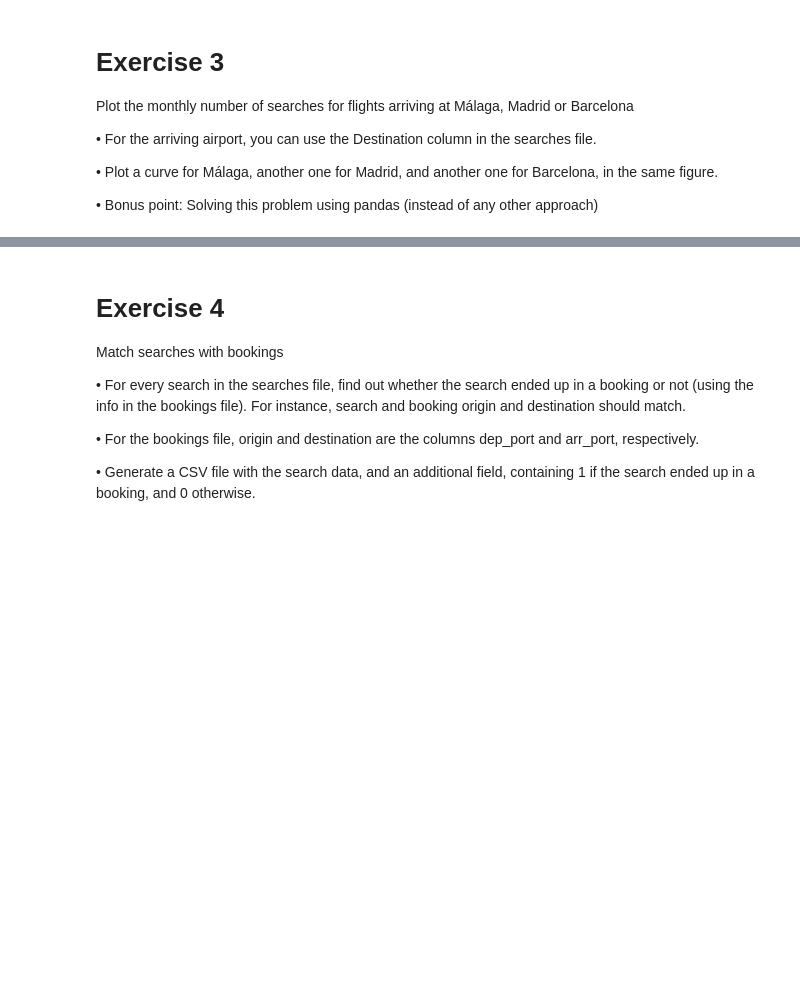
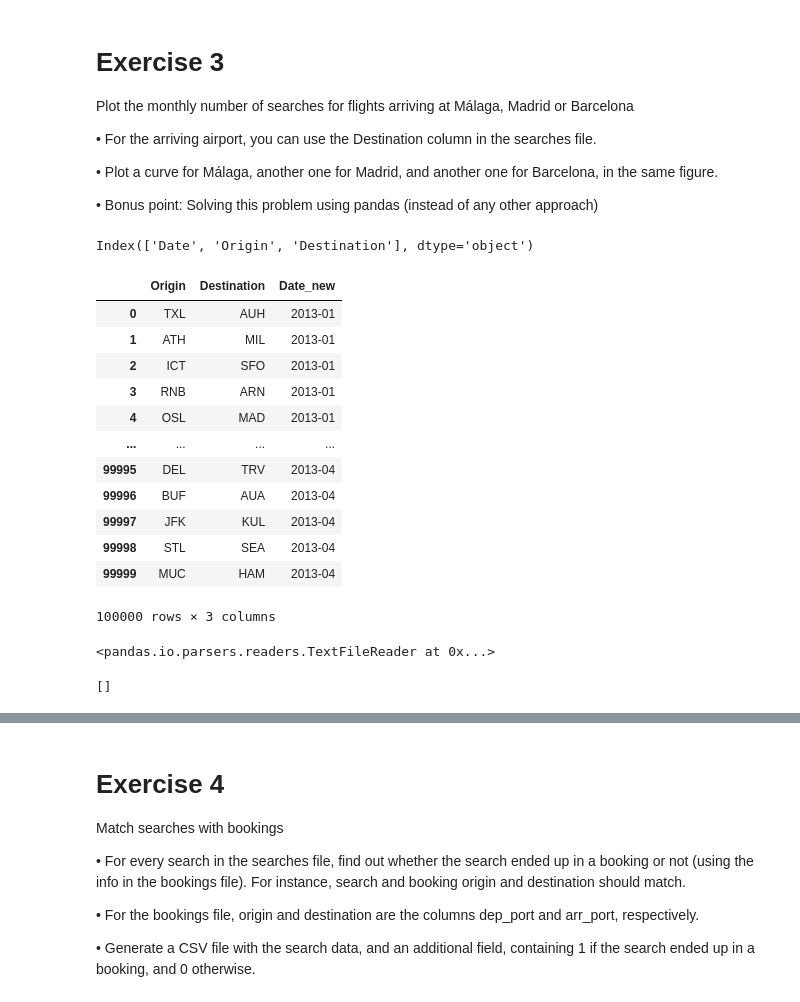
Before and after one commit to jorgegmartin/Master_Data_Science, a Jupyter notebook: 08_DataScienceChallenge/DS_Challenge.ipynb, the cells around one changed output, grey strips where cells are left out. Drawn from its saved outputs; the diff is of its cells as text; code cells hidden in the pictures; blank space fills up the shorter version.

```diff
--- a/08_DataScienceChallenge/DS_Challenge.ipynb
+++ b/08_DataScienceChallenge/DS_Challenge.ipynb
@@ -176,3 +190,39 @@ the same figure.
 
 • Bonus point: Solving this problem using
 pandas (instead of any other approach)
+# %%
+sample_search = pd.read_csv(
+                            searches_path,
+                            compression='bz2',
+                            sep= '^',
+                            usecols=['Date', 'Destination', 'Origin'],
+                            header=0,
+                            nrows = 100_000
+
+                            )
+
+sample_search.to_csv('../../data/challenge/sample.csv', index=False)
+sample_search.columns
+# %% [output]
+Index(['Date', 'Origin', 'Destination'], dtype='object')
+# %%
+from datetime import datetime
+
+sample_search['Date_new'] = pd.to_datetime(sample_search['Date']).dt.to_period('M')
+sample_search.drop('Date', axis=1, inplace=True)
+# %%
+sample_search
+# %% [output]
+|  | Origin | Destination | Date_new |
+| 0 | TXL | AUH | 2013-01 |
+| 1 | ATH | MIL | 2013-01 |
+| 2 | ICT | SFO | 2013-01 |
+| 3 | RNB | ARN | 2013-01 |
+| 4 | OSL | MAD | 2013-01 |
+| ... | ... | ... | ... |
+| 99995 | DEL | TRV | 2013-04 |
+| 99996 | BUF | AUA | 2013-04 |
+| 99997 | JFK | KUL | 2013-04 |
+| 99998 | STL | SEA | 2013-04 |
+| 99999 | MUC | HAM | 2013-04 |
+100000 rows × 3 columns
@@ -178,0 +239,4 @@ pandas (instead of any other approach)
+# %%
+df_search
+# %% [output]
+<pandas.io.parsers.readers.TextFileReader at 0x...>
@@ -178,0 +251,4 @@ pandas (instead of any other approach)
+# %%
+MBM_searches
+# %% [output]
+[]
```
Also changed, not shown: parts of 19 cells of this notebook.
